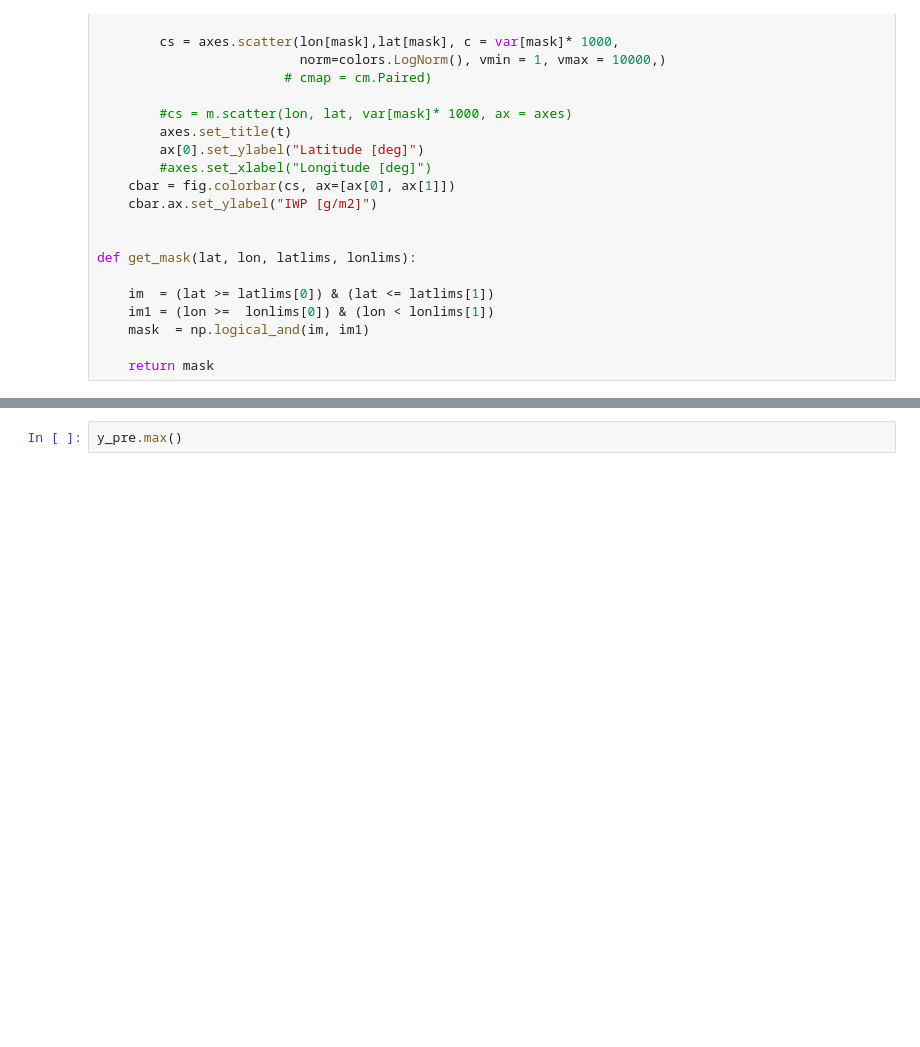
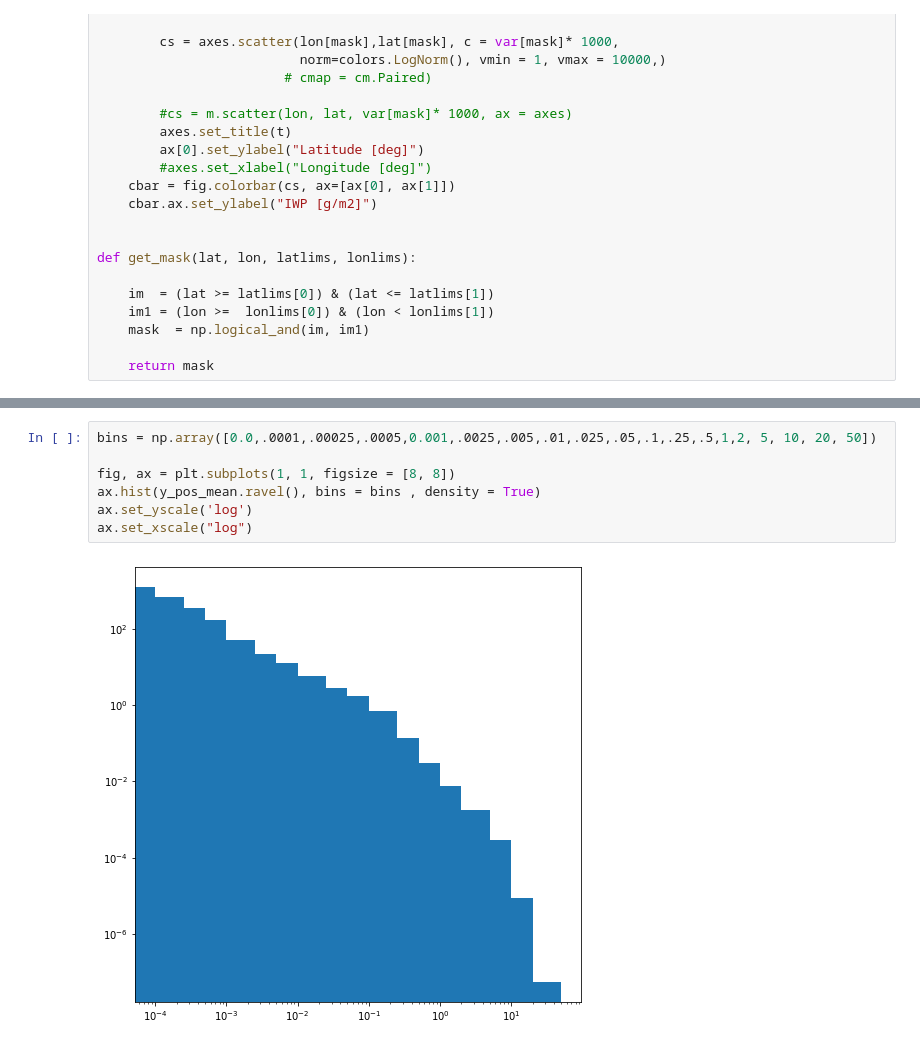
Before and after one commit to SEE-GEO/Radar2Tb, a Jupyter notebook: notebooks/qrnn_analysis-IWP-nn.ipynb, the cells around one changed output, grey strips where cells are left out. Cells and saved outputs as stored; diff of their text form; blank space fills up the shorter version.

```diff
--- a/notebooks/qrnn_analysis-IWP-nn.ipynb
+++ b/notebooks/qrnn_analysis-IWP-nn.ipynb
@@ -227,5 +240,12 @@ fig.savefig("quantiles.png")
 # %%
-y_pre.max()
+bins = np.array([0.0,.0001,.00025,.0005,0.001,.0025,.005,.01,.025,.05,.1,.25,.5,1,2, 5, 10, 20, 50])
+
+fig, ax = plt.subplots(1, 1, figsize = [8, 8])
+ax.hist(y_pos_mean.ravel(), bins = bins , density = True)
+ax.set_yscale('log')
+ax.set_xscale("log")
+# %% [output]
+[figure, added]
 # %%
 import pickle
 IWP  = np.concatenate(IWP, axis = 0)
```
Also changed, not shown: parts of 19 cells of this notebook, 3 other files.
